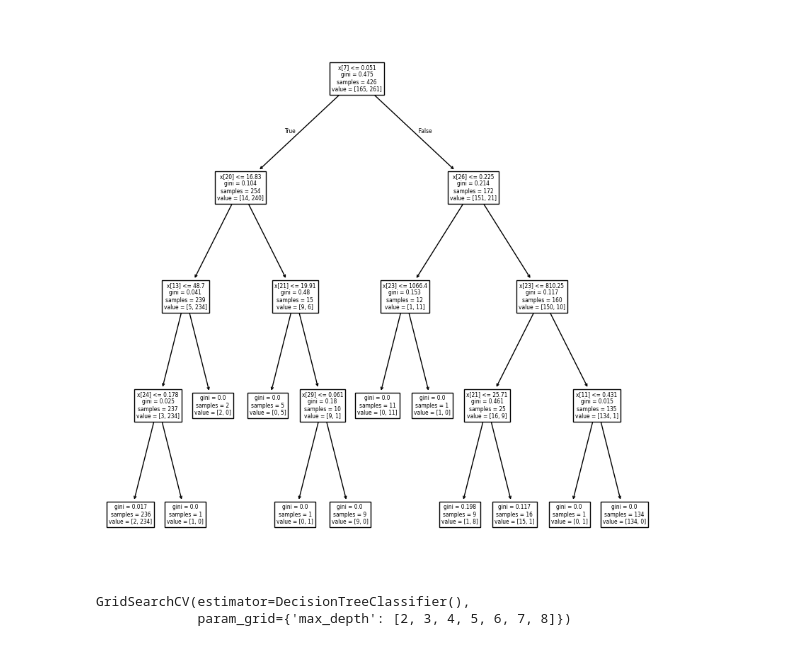
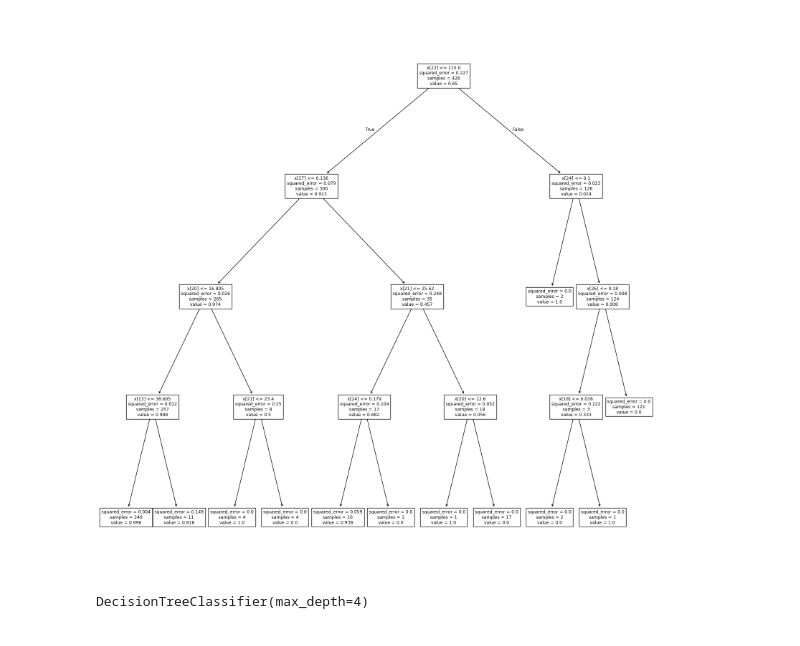
Before and after one commit to MohamadElnomrossie/AI-Tanafos, a Jupyter notebook: machine learning/Classification models.ipynb, the cells around one changed output. Saved outputs shown, nothing was run; the diff lists cells and outputs as text; code cells hidden in the pictures.

```diff
--- a/machine learning/Classification models.ipynb
+++ b/machine learning/Classification models.ipynb
@@ -22,17 +27,18 @@ dt.head()
 # %%
-tree=DecisionTreeClassifier(max_depth=4)
+tree=DecisionTreeRegressor(max_depth=4)
 tree.fit(X_train,y_train)
-fig=plt.figure(figsize=(10,10))
+fig=plt.figure(figsize=(20,20))
 plot_tree(tree);
 # %% [output]
-[figure, old version]
+[figure, new version]
 # %%
 tree=DecisionTreeClassifier()
 params={'max_depth':[2,3,4,5,6,7,8]}
 grid=GridSearchCV(estimator=DecisionTreeClassifier(),param_grid=params)
 # %%
 grid.fit(X_train,y_train)
+tree=DecisionTreeClassifier(max_depth=4)
+tree.fit(X_train,y_train)
 # %% [output]
-GridSearchCV(estimator=DecisionTreeClassifier(),
-             param_grid={'max_depth': [2, 3, 4, 5, 6, 7, 8]})
+DecisionTreeClassifier(max_depth=4)
 # %%
```
Also changed, not shown: parts of 10 cells of this notebook.
